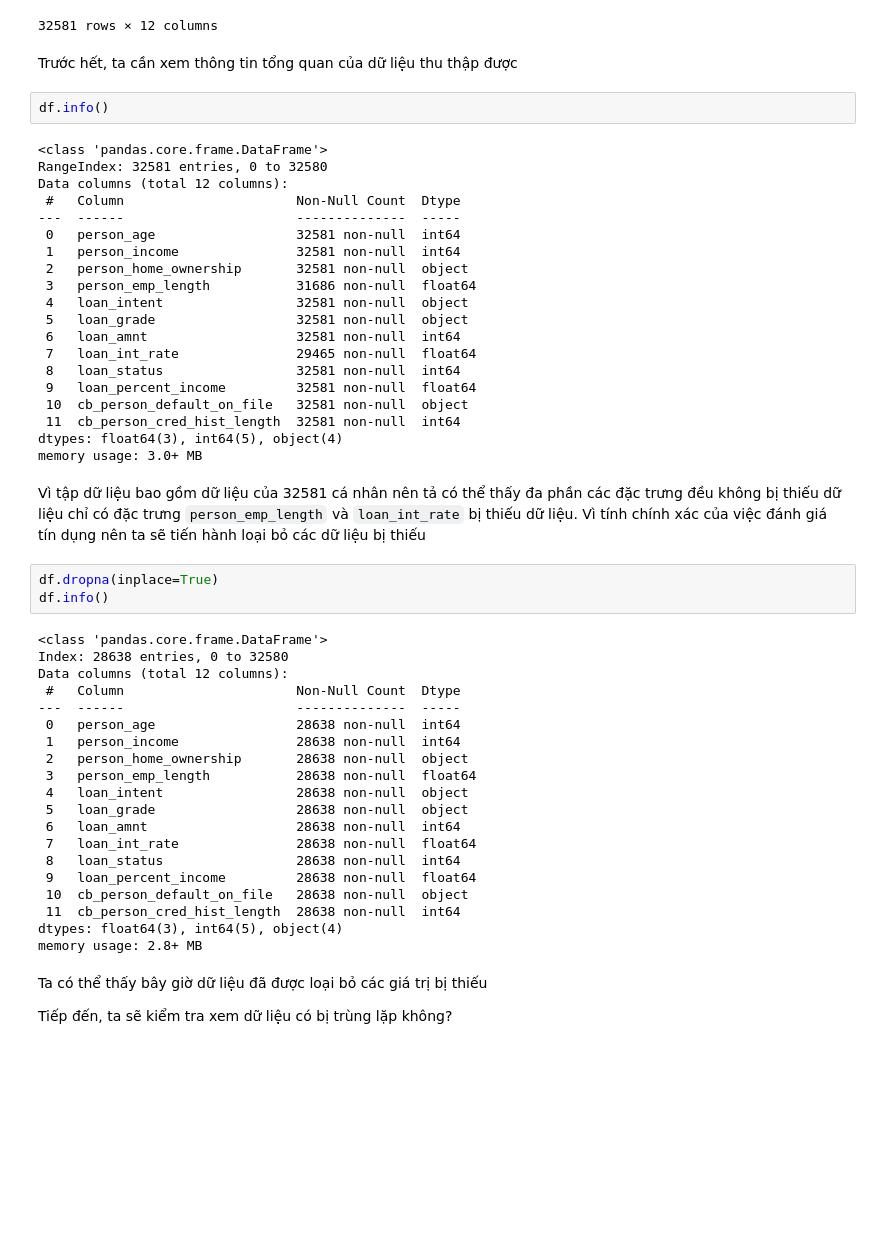
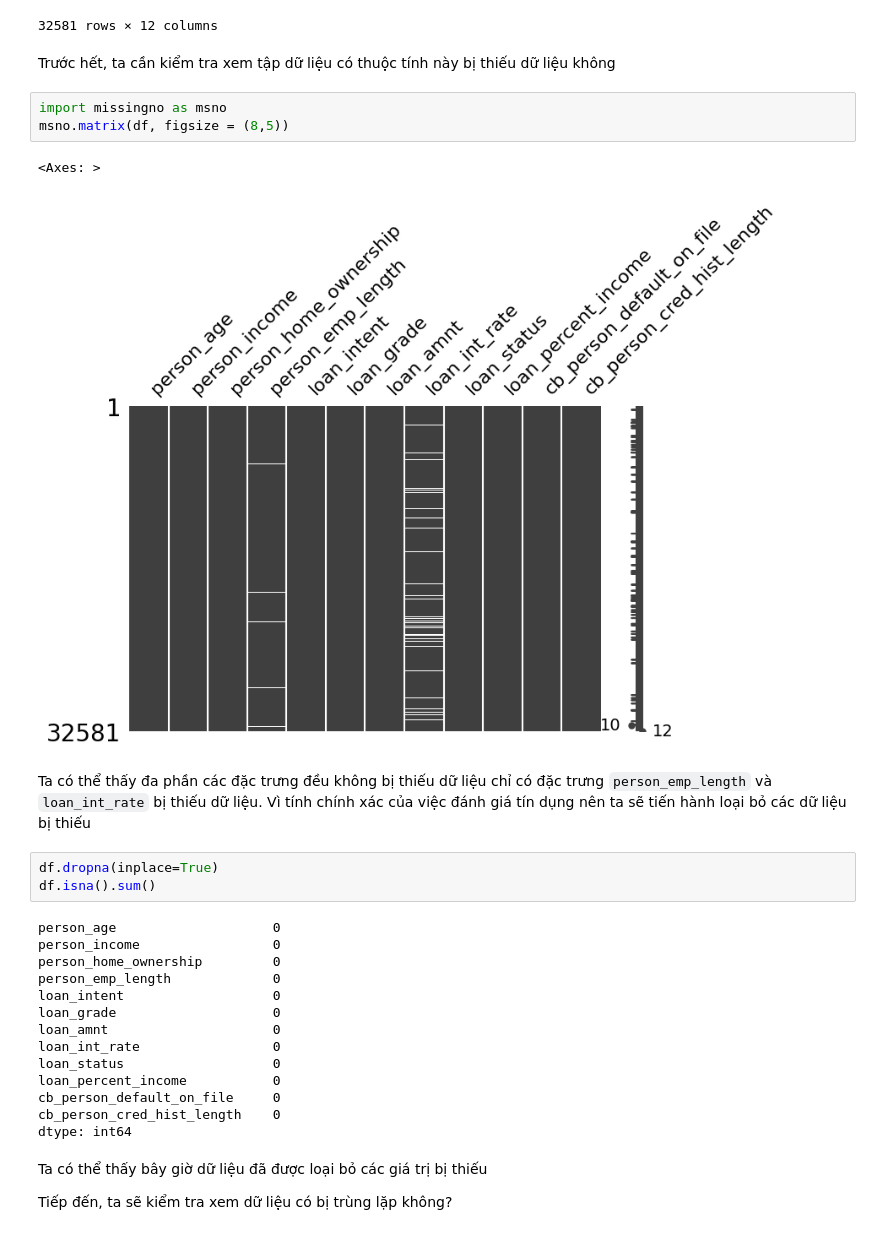
Before and after one commit to huynt119/Credit_Score_Prediction, a Jupyter notebook: main.ipynb, the cells around one changed output. Saved outputs shown, nothing was run; the diff lists cells and outputs as text; blank space fills up the shorter version.

Commit message:
data

````diff
--- a/main.ipynb
+++ b/main.ipynb
@@ -55,55 +55,33 @@ df
 | 32579 | 56 | 150000 | MORTGAGE | 5.0 | PERSONAL | B | ... |
 | 32580 | 66 | 42000 | RENT | 2.0 | MEDICAL | B | ... |
 32581 rows × 12 columns
-# %% [markdown]
-Trước hết, ta cần xem thông tin tổng quan của dữ liệu thu thập được
-# %%
-df.info()
-# %% [output]
-<class 'pandas.core.frame.DataFrame'>
-RangeIndex: 32581 entries, 0 to 32580
-Data columns (total 12 columns):
- #   Column                      Non-Null Count  Dtype
----  ------                      --------------  -----
- 0   person_age                  32581 non-null  int64
- 1   person_income               32581 non-null  int64
- 2   person_home_ownership       32581 non-null  object
- 3   person_emp_length           31686 non-null  float64
- 4   loan_intent                 32581 non-null  object
- 5   loan_grade                  32581 non-null  object
- 6   loan_amnt                   32581 non-null  int64
- 7   loan_int_rate               29465 non-null  float64
- 8   loan_status                 32581 non-null  int64
- 9   loan_percent_income         32581 non-null  float64
- 10  cb_person_default_on_file   32581 non-null  object
- 11  cb_person_cred_hist_length  32581 non-null  int64
-dtypes: float64(3), int64(5), object(4)
-memory usage: 3.0+ MB
+# %% [markdown]
+Trước hết, ta cần kiểm tra xem tập dữ liệu có thuộc tính này bị thiếu dữ liệu không
+# %%
+import missingno as msno
+msno.matrix(df, figsize = (8,5))
+# %% [output]
+<Axes: >
+[figure, added]
 # %% [markdown]
-Vì tập dữ liệu bao gồm dữ liệu của 32581 cá nhân nên tả có thể thấy đa phần các đặc trưng đều không bị thiếu dữ liệu chỉ có đặc trưng ```person_emp_length``` và ```loan_int_rate``` bị thiếu dữ liệu. Vì tính chính xác của việc đánh giá tín dụng nên ta sẽ tiến hành loại bỏ các dữ liệu bị thiếu
+Ta có thể thấy đa phần các đặc trưng đều không bị thiếu dữ liệu chỉ có đặc trưng ```person_emp_length``` và ```loan_int_rate``` bị thiếu dữ liệu. Vì tính chính xác của việc đánh giá tín dụng nên ta sẽ tiến hành loại bỏ các dữ liệu bị thiếu
 # %%
 df.dropna(inplace=True)
-df.info()
+df.isna().sum()
 # %% [output]
-<class 'pandas.core.frame.DataFrame'>
-Index: 28638 entries, 0 to 32580
-Data columns (total 12 columns):
- #   Column                      Non-Null Count  Dtype
----  ------                      --------------  -----
- 0   person_age                  28638 non-null  int64
- 1   person_income               28638 non-null  int64
- 2   person_home_ownership       28638 non-null  object
- 3   person_emp_length           28638 non-null  float64
- 4   loan_intent                 28638 non-null  object
- 5   loan_grade                  28638 non-null  object
- 6   loan_amnt                   28638 non-null  int64
- 7   loan_int_rate               28638 non-null  float64
- 8   loan_status                 28638 non-null  int64
- 9   loan_percent_income         28638 non-null  float64
- 10  cb_person_default_on_file   28638 non-null  object
- 11  cb_person_cred_hist_length  28638 non-null  int64
-dtypes: float64(3), int64(5), object(4)
-memory usage: 2.8+ MB
+person_age                    0
+person_income                 0
+person_home_ownership         0
+person_emp_length             0
+loan_intent                   0
+loan_grade                    0
+loan_amnt                     0
+loan_int_rate                 0
+loan_status                   0
+loan_percent_income           0
+cb_person_default_on_file     0
+cb_person_cred_hist_length    0
+dtype: int64
 # %% [markdown]
 Ta có thể thấy bây giờ dữ liệu đã được loại bỏ các giá trị bị thiếu
 
````
Also changed, not shown: parts of 5 cells of this notebook.
